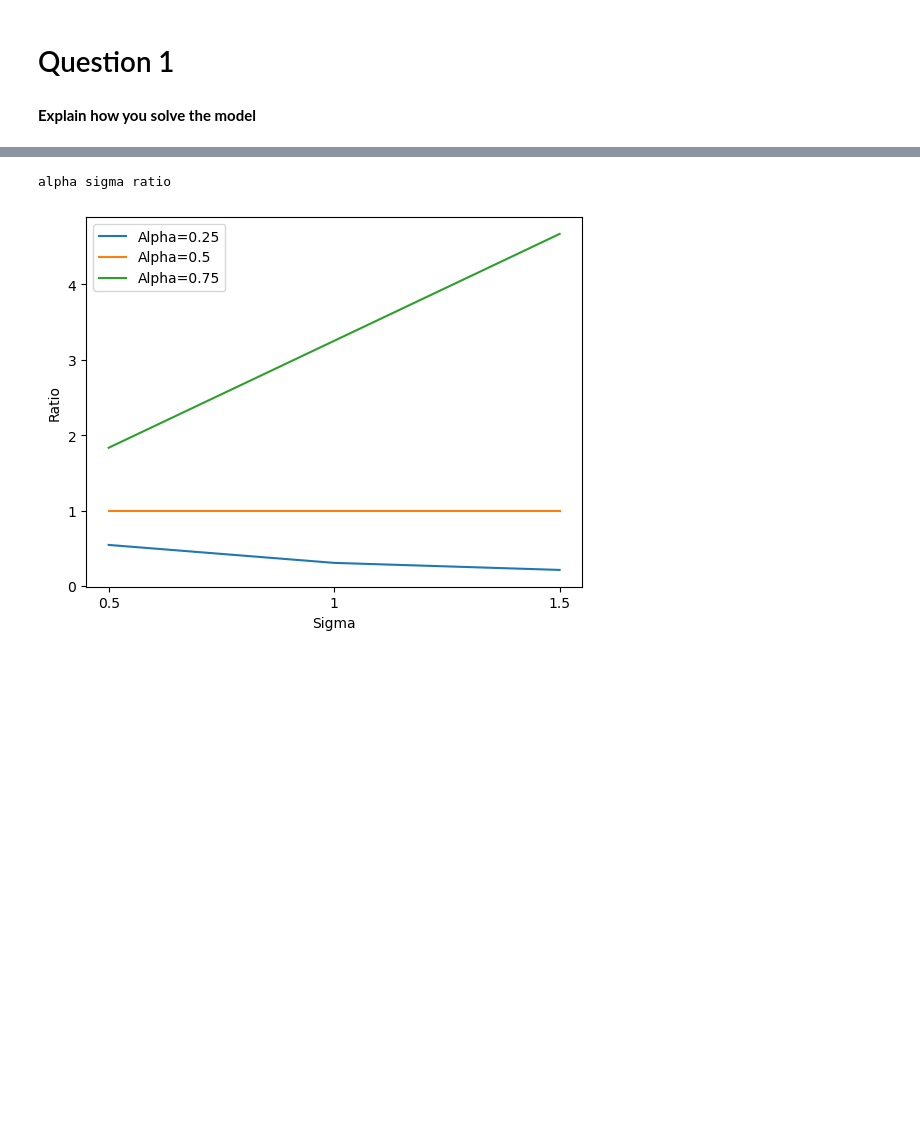
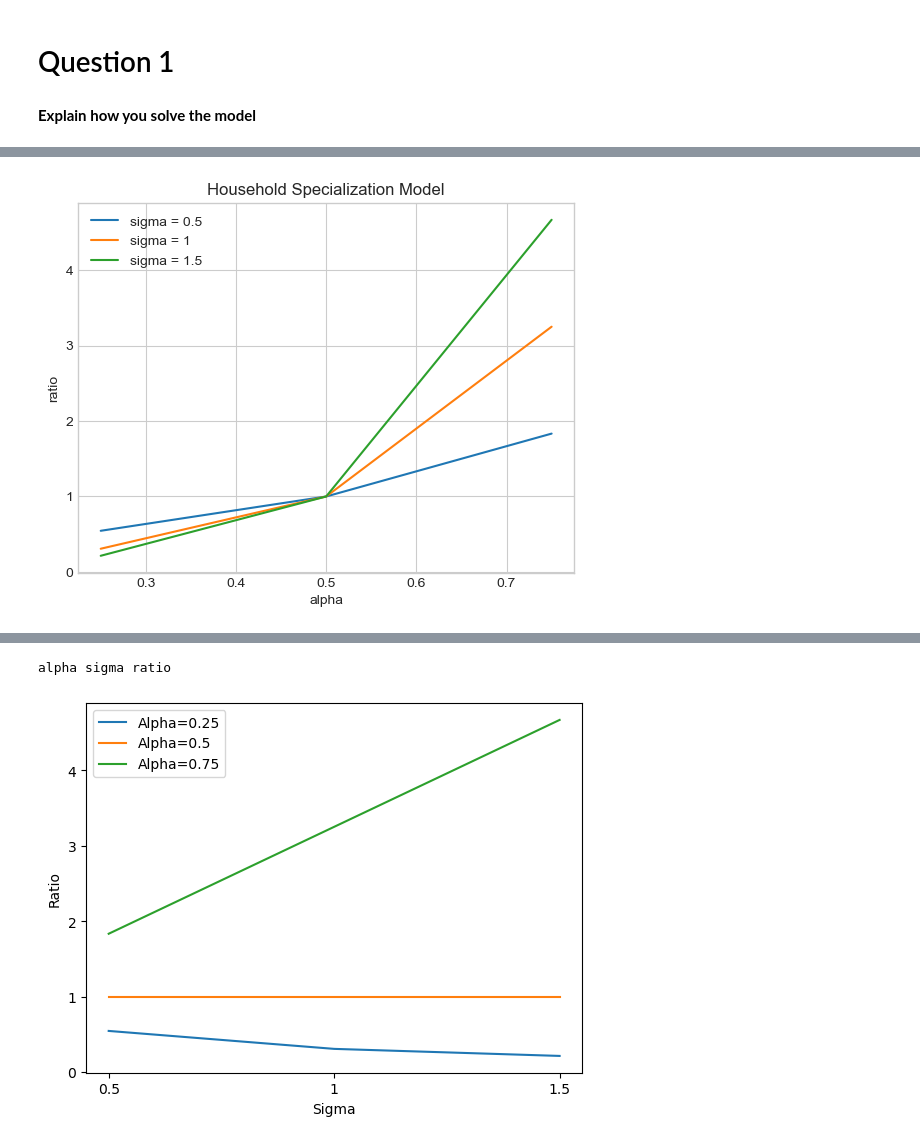
Before and after one commit to NumEconCopenhagen/projects-2023-kernen-af-kulten, a Jupyter notebook: inauguralproject/inauguralproject.ipynb, the cells around one changed output, grey strips where cells are left out. Drawn from its saved outputs; the diff is of its cells as text; code cells hidden in the pictures; blank space fills up the shorter version.

```diff
--- a/inauguralproject/inauguralproject.ipynb
+++ b/inauguralproject/inauguralproject.ipynb
@@ -24,3 +25,101 @@ The autoreload extension is already loaded. To reload it, use:
 # Question 1
 # %% [markdown]
 **Explain how you solve the model**
+# %%
+# V2 af løsningen til spg 1
+hm = HouseholdSpecializationModelClass() #gives HouseholdSpecializationModelClass a shorter name to call
+#Creates vectors for the three cases for each variable:
+alpha_vec=[0.25, 0.5, 0.75]
+sigma_vec=[0.5, 1, 1.5]
+print(alpha_vec, sigma_vec, hm.par.alpha, hm.par.sigma)
+
+#TABEL LØSNING
+#Creates a table with the result:
+def print_table(alpha_vec,sigma_vec):
+
+    # a. empty text
+    text = ''
+
+    # b. top header (the sigma-values)
+    text += f'{"":1s}{"":3s}{sigma_vec[0]:6.1f}{"":3s}{sigma_vec[1]:1.1f}{"":3s}{sigma_vec[2]:1.1f}\n'
+
+
+    # c. body
+    # Creates a loop over the values in the two vectors, where it calculates the HF/HM ratio for each of the 9 combinations of the values in the vectors
+    for i,alpha in enumerate(alpha_vec):
+        if i > 0:
+            text += '\n' # line shift
+        text += f'{alpha:1.2f} ' # left header (alpha values)
+        for j, sigma in enumerate(sigma_vec):
+            hm.par.alpha=alpha
+            hm.par.sigma=sigma
+            text += f'{hm.solve_discrete().ratio :6.3f}'
+
+    # d. prints the table
+    print(text)
+print_table(alpha_vec,sigma_vec)
+
+print(hm.par.alpha, hm.par.sigma) #sees that the values has changed to 0.75 and 1.5, so resets at the bottom of the code
+
+#KLASSISK GRAF-LØSNING
+def get_data(alpha_vec, sigma_vec):
+    data = []
+    for i, alpha in enumerate(alpha_vec):
+        row = [alpha]
+        for j, sigma in enumerate(sigma_vec):
+            hm.par.alpha = alpha
+            hm.par.sigma = sigma
+            ratio = hm.solve_discrete().ratio
+            row.append(ratio)
+        data.append(tuple(row))
+    return data
+
+import matplotlib.pyplot as plt
+
+data = get_data(alpha_vec, sigma_vec)
+
+plt.figure()
+for i, sigma in enumerate(sigma_vec):
+    x = [row[0] for row in data]
+    y = [row[i+1] for row in data]
+    plt.plot(x, y, label=f'sigma = {sigma}')
+
+plt.xlabel('alpha')
+plt.ylabel('ratio')
+plt.title('Household Specialization Model')
+plt.legend()
+plt.show()
+
+#3D GRAF LØSNING
+import numpy as np
+import matplotlib.pyplot as plt
+from mpl_toolkits.mplot3d import Axes3D
+
+
+data = []
+for i, alpha in enumerate(alpha_vec):
+    row = []
+    for j, sigma in enumerate(sigma_vec):
+        hm.par.alpha = alpha
+        hm.par.sigma = sigma
+        ratio = hm.solve_discrete().ratio
+        row.append(ratio)
+    data.append(row)
+
+alpha_grid, sigma_grid = np.meshgrid(alpha_vec, sigma_vec)
+ratio_grid = np.array(data)
+
+fig = plt.figure()
+ax = fig.add_subplot(111, projection='3d')
+ax.plot_surface(alpha_grid, sigma_grid, ratio_grid)
+ax.set_xlabel('alpha')
+ax.set_ylabel('sigma')
+ax.set_zlabel('ratio')
+ax.set_title('Household Specialization Model')
+plt.show()
+
+#Resets alpha and sigma values
+hm.par.alpha=0.5
+hm.par.sigma=1
+print(hm.par.alpha, hm.par.sigma)
+# %% [output]
@@ -26,0 +132 @@ The autoreload extension is already loaded. To reload it, use:
+[figure, added]
```
Also changed, not shown: parts of 10 cells of this notebook, 1 other file.
